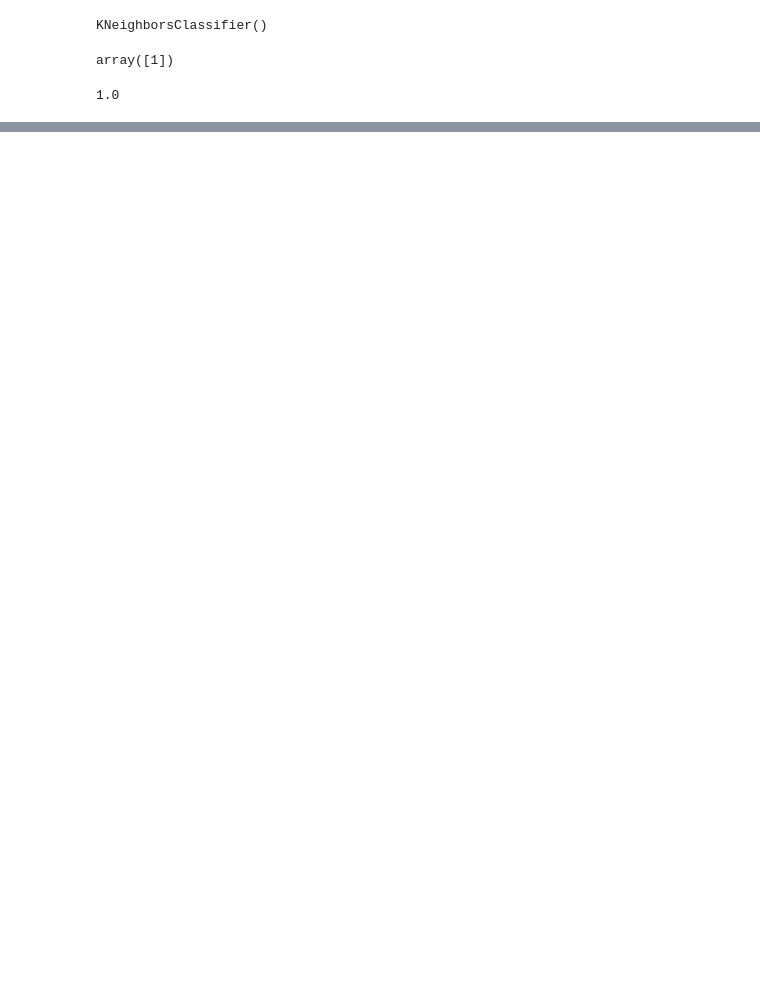
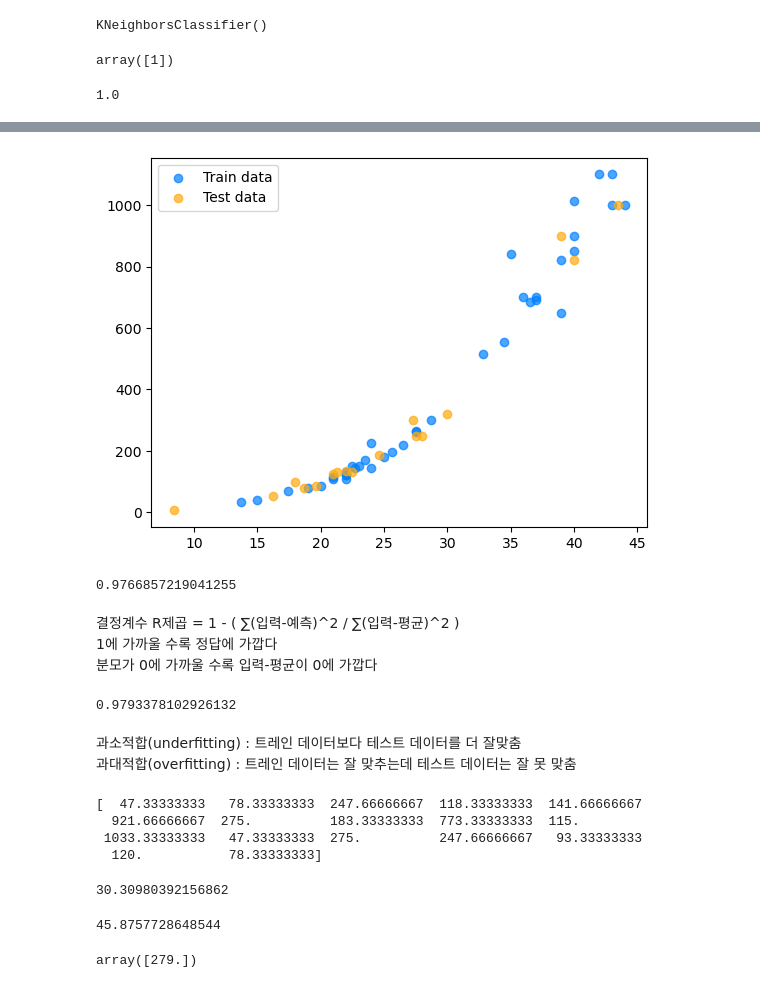
Before and after one commit to KIM-YONG-HA/PYTHON101, a Jupyter notebook: machineLearning/d250206_bream_smelt.ipynb, the cells around one changed output, grey strips where cells are left out. Drawn from its saved outputs; the diff is of its cells as text; code cells hidden in the pictures; blank space fills up the shorter version.

```diff
--- a/machineLearning/d250206_bream_smelt.ipynb
+++ b/machineLearning/d250206_bream_smelt.ipynb
@@ -265,0 +304,14 @@ knn.score(test_input_scaled, test_target)
+# %%
+from sklearn.model_selection import train_test_split
+
+fish_length = np.array(perch['Length2'])
+
+fish_weight = np.array(perch['Weight'])
+
+# print(fish_length.shape)
+# print(fish_length[:5])
+# print(fish_weight[:5])
+
+X_train, X_test, y_train, y_test = train_test_split(fish_length, fish_weight, test_size=0.3, random_state=42)
+X_train = X_train.reshape(-1, 1)
+X_test = X_test.reshape(-1, 1)
@@ -265,0 +324,7 @@ knn.score(test_input_scaled, test_target)
+# %%
+plt.scatter(X_train, y_train, alpha=0.7, color="#0080ff", label='Train data')
+plt.scatter(X_test, y_test, alpha=0.7, color="#fa1", label='Test data')
+plt.legend()
+plt.show()
+# %% [output]
+[figure, added]
@@ -265,0 +333,40 @@ knn.score(test_input_scaled, test_target)
+# %%
+knr.score(X_test, y_test)
+# %% [output]
+0.9766857219041255
+# %% [markdown]
+결정계수 R제곱 = 1 - ( ∑(입력-예측)^2 / ∑(입력-평균)^2 )
+1에 가까울 수록 정답에 가깝다
+분모가 0에 가까울 수록 입력-평균이 0에 가깝다
+# %%
+knr.score(X_train, y_train)
+# %% [output]
+0.9793378102926132
+# %% [markdown]
+과소적합(underfitting) : 트레인 데이터보다 테스트 데이터를 더 잘맞춤
+과대적합(overfitting) : 트레인 데이터는 잘 맞추는데 테스트 데이터는 잘 못 맞춤
+# %%
+from sklearn.metrics import mean_absolute_error
+p_test = knr.predict(X_test)
+print(p_test)
+# %% [output]
+[  47.33333333   78.33333333  247.66666667  118.33333333  141.66666667
+  921.66666667  275.          183.33333333  773.33333333  115.
+ 1033.33333333   47.33333333  275.          247.66666667   93.33333333
+  120.           78.33333333]
+# %%
+mae = mean_absolute_error(y_test, p_test)
+print(mae)
+# %% [output]
+30.30980392156862
+# %%
+from sklearn.metrics import root_mean_squared_error
+p_test = knr.predict(X_test)
+rmse = root_mean_squared_error(y_test, p_test) #  테스트 데이터, 예측 데이터
+print(rmse)
+# %% [output]
+45.8757728648544
+# %%
+knr.predict([[30]])
+# %% [output]
+array([279.])
```
Also changed, not shown: parts of 11 cells of this notebook, 1 other file.
